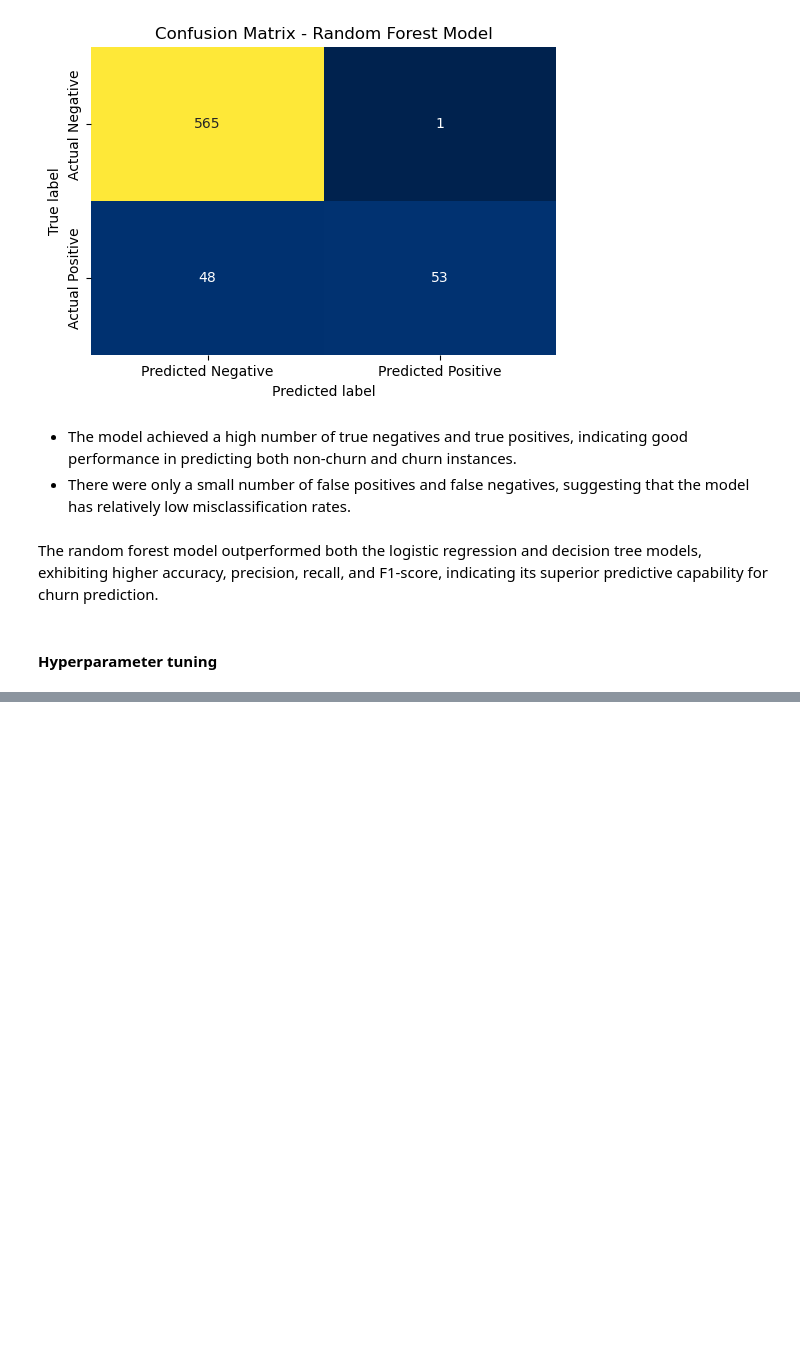
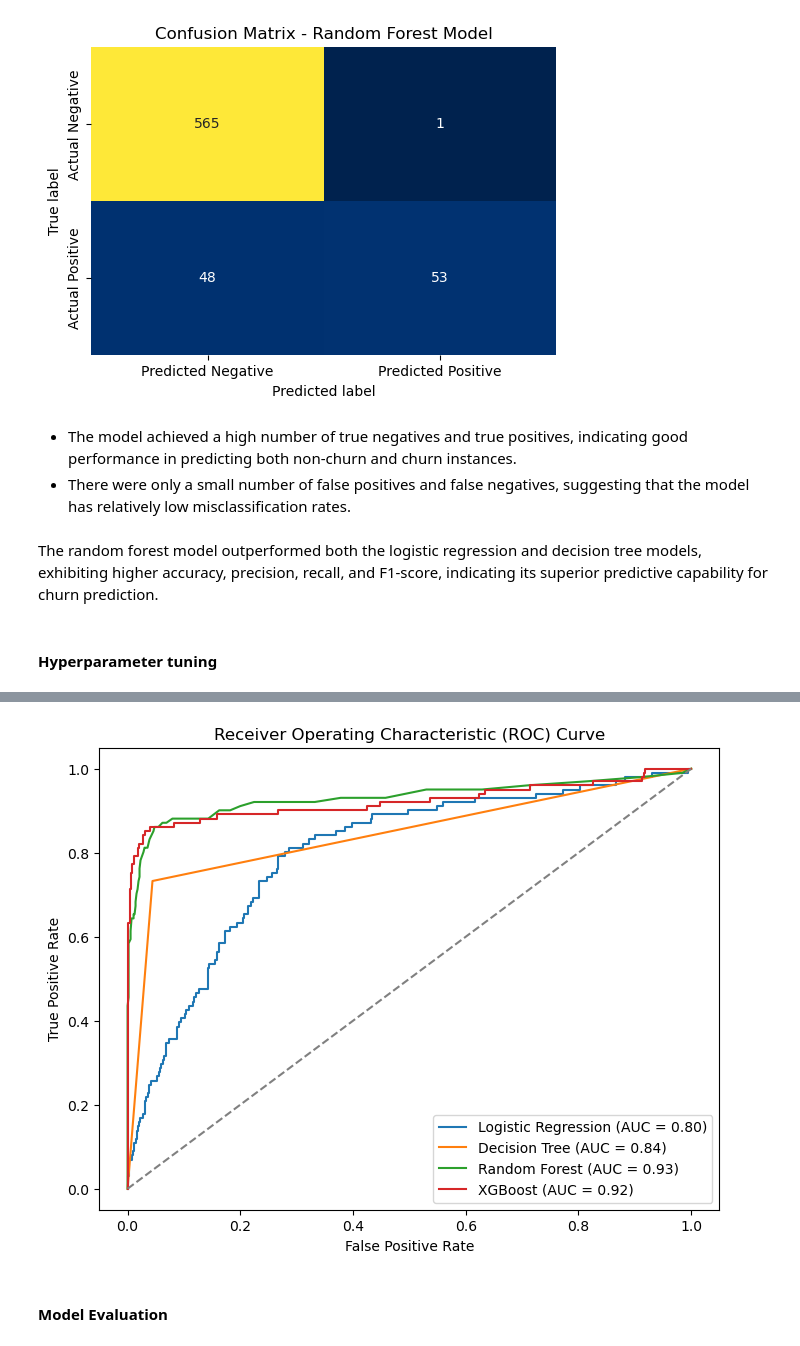
Before and after one commit to kiptochmike/Customer-Churn, a Jupyter notebook: customer_churn.ipynb, the cells around one changed output, grey strips where cells are left out. Saved outputs shown, nothing was run; the diff lists cells and outputs as text; code cells hidden in the pictures; blank space fills up the shorter version.

```diff
--- a/customer_churn.ipynb
+++ b/customer_churn.ipynb
@@ -793,0 +956,28 @@ The random forest model outperformed both the logistic regression and decision t
+# %%
+
+
+# Calculate AUC ROC scores
+auc_lr = roc_auc_score(y_test, y_prob_lr)
+auc_dt = roc_auc_score(y_test, y_prob_dt)
+auc_rf = roc_auc_score(y_test, y_prob_rf)
+auc_xgb = roc_auc_score(y_test, y_prob_xgb)
+
+# Plot ROC curves
+plt.figure(figsize=(8, 6))
+plt.plot(fpr_lr, tpr_lr, label=f'Logistic Regression (AUC = {auc_lr:.2f})')
+plt.plot(fpr_dt, tpr_dt, label=f'Decision Tree (AUC = {auc_dt:.2f})')
+plt.plot(fpr_rf, tpr_rf, label=f'Random Forest (AUC = {auc_rf:.2f})')
+plt.plot(fpr_xgb, tpr_xgb, label=f'XGBoost (AUC = {auc_xgb:.2f})')
+
+# Plot ROC curve for random guessing
+plt.plot([0, 1], [0, 1], linestyle='--', color='grey')
+
+plt.xlabel('False Positive Rate')
+plt.ylabel('True Positive Rate')
+plt.title('Receiver Operating Characteristic (ROC) Curve')
+plt.legend()
+plt.show()
+# %% [output]
+[figure, added]
+# %% [markdown]
+#### Model Evaluation
```
Also changed, not shown: parts of 30 cells of this notebook.
